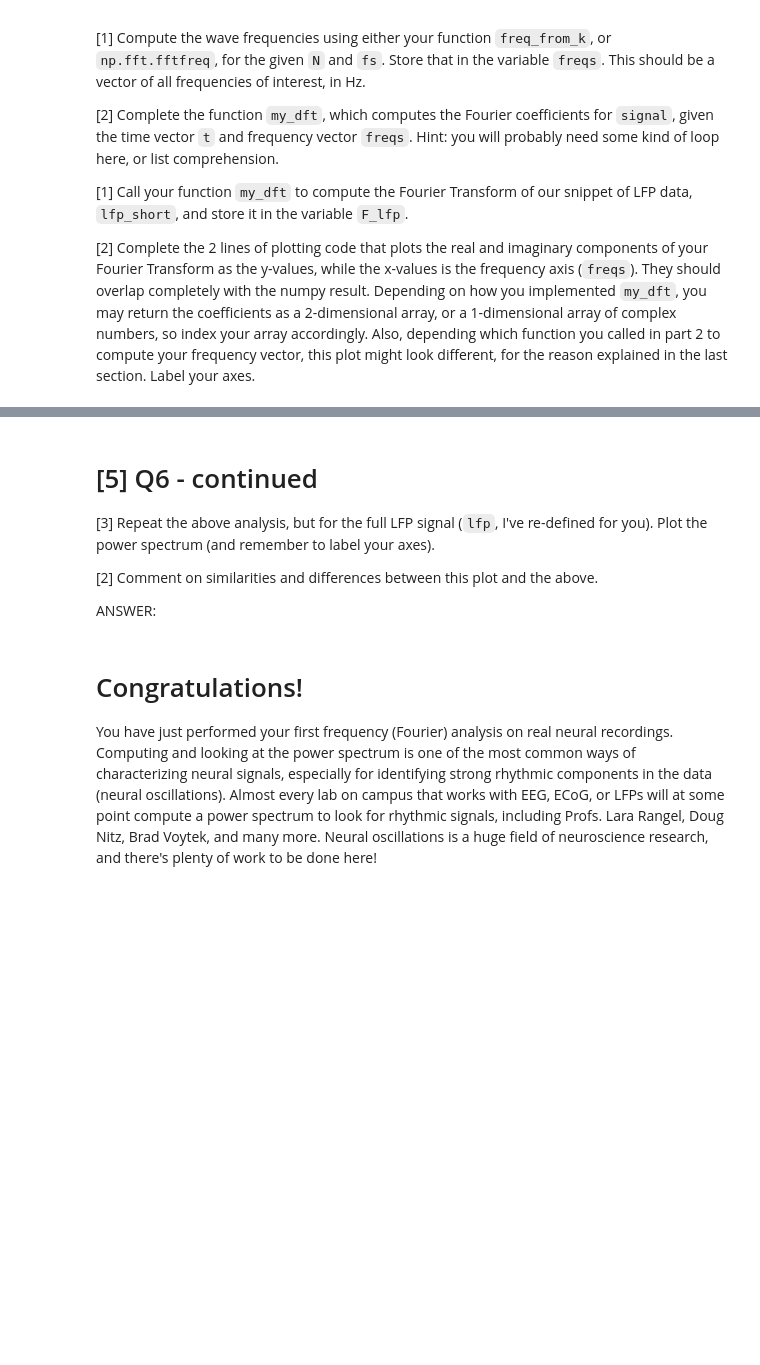
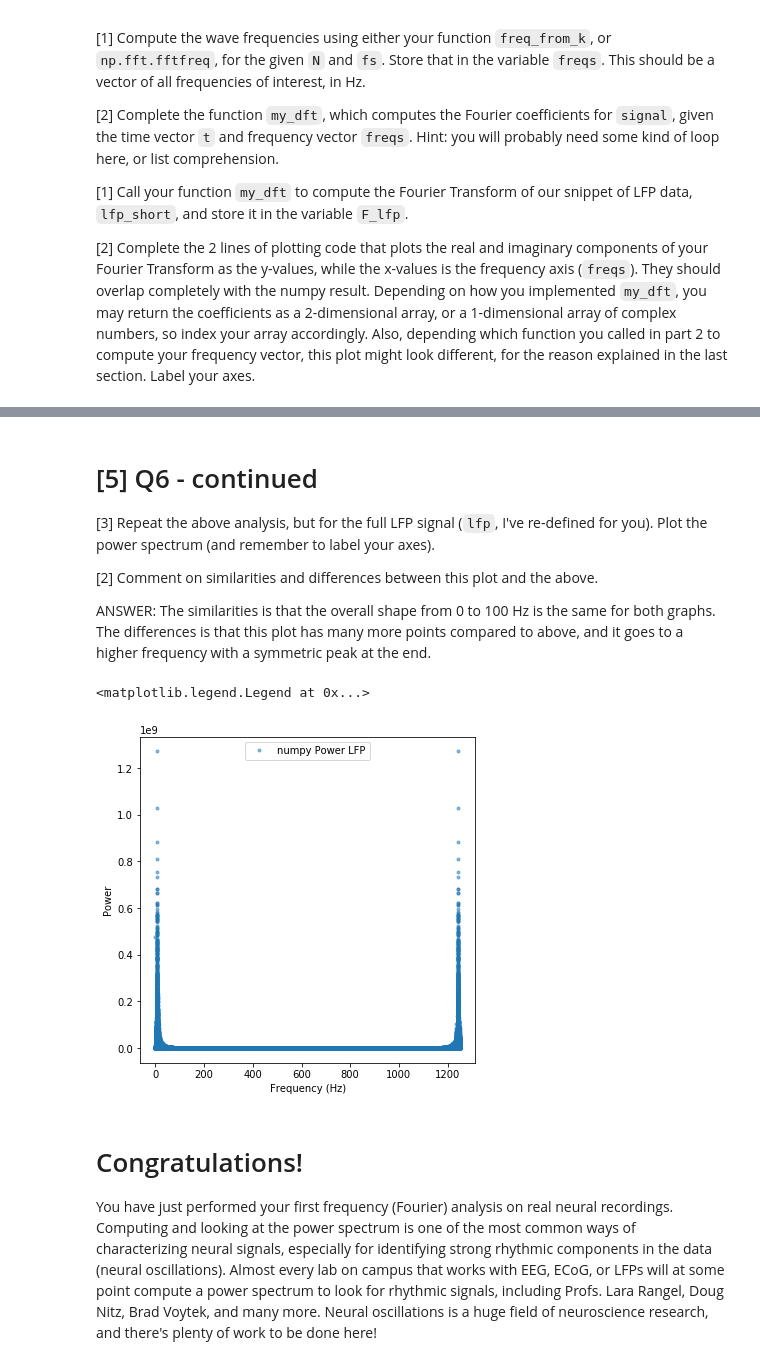
Before and after one commit to ylc020/COGS118C, a Jupyter notebook: Assignments/A2-FourierTransform.ipynb, the cells around one changed output, grey strips where cells are left out. Saved outputs shown, nothing was run; the diff lists cells and outputs as text; code cells hidden in the pictures; blank space fills up the shorter version.

```diff
--- a/Assignments/A2-FourierTransform.ipynb
+++ b/Assignments/A2-FourierTransform.ipynb
@@ -462,4 +484,4 @@ plt.xlim([0,100])
 
 [2] Comment on similarities and differences between this plot and the above.
 
-ANSWER:
+ANSWER: The similarities is that the overall shape from 0 to 100 Hz is the same for both graphs. The differences is that this plot has many more points compared to above, and it goes to a higher frequency with a symmetric peak at the end.
@@ -471,3 +488,25 @@ lfp = data['lfp'][0,:]/1000
+# %%
+fs = data['fs'] # sampling rate
+lfp = data['lfp'][0,:]/1000
+
+# _FILL_IN_YOUR_CODE_HERE
+t = np.arange(0, len(lfp)/fs, 1/fs) # create the corresponding time vector
+N = len(lfp)
+
+k = np.arange(0, N)
+
+freqs = freq_from_k(k, N, fs)
+F_lfp_np = np.fft.fft(lfp)
+np_power = np.abs(F_lfp_np)**2
+
+plt.figure(figsize=(6,6))
+plt.plot(freqs, np_power, '.', alpha=0.5, label='numpy Power LFP')
+plt.xlabel('Frequency (Hz)')
+plt.ylabel('Power')
+plt.legend()
+# %% [output]
+<matplotlib.legend.Legend at 0x...>
+[figure, added]
 # %% [markdown]
 # Congratulations!
 You have just performed your first frequency (Fourier) analysis on real neural recordings. Computing and looking at the power spectrum is one of the most common ways of characterizing neural signals, especially for identifying strong rhythmic components in the data (neural oscillations). Almost every lab on campus that works with EEG, ECoG, or LFPs will at some point compute a power spectrum to look for rhythmic signals, including Profs. Lara Rangel, Doug Nitz, Brad Voytek, and many more. Neural oscillations is a huge field of neuroscience research, and there's plenty of work to be done here!
```
Also changed, not shown: parts of 5 cells of this notebook.
